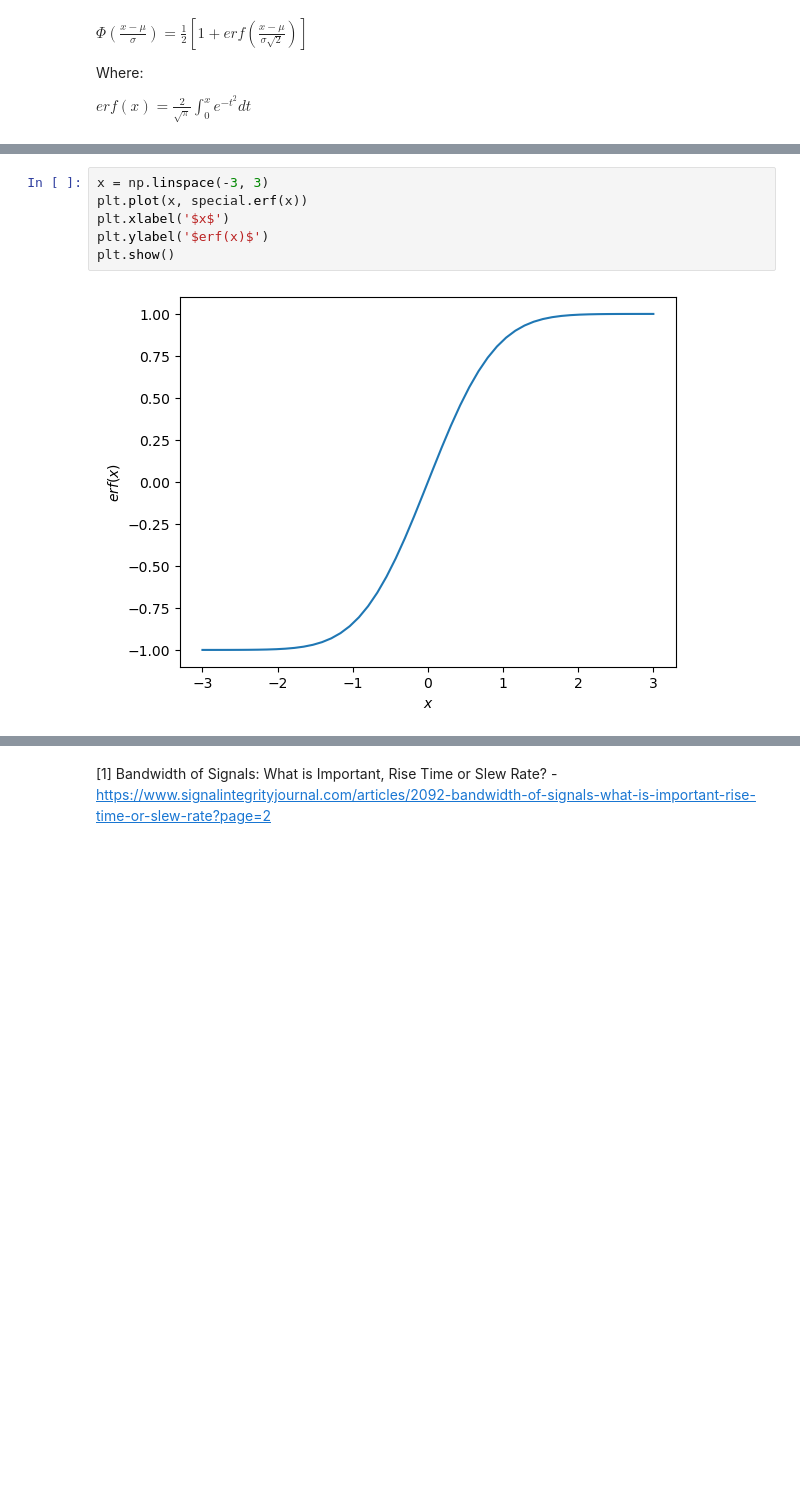
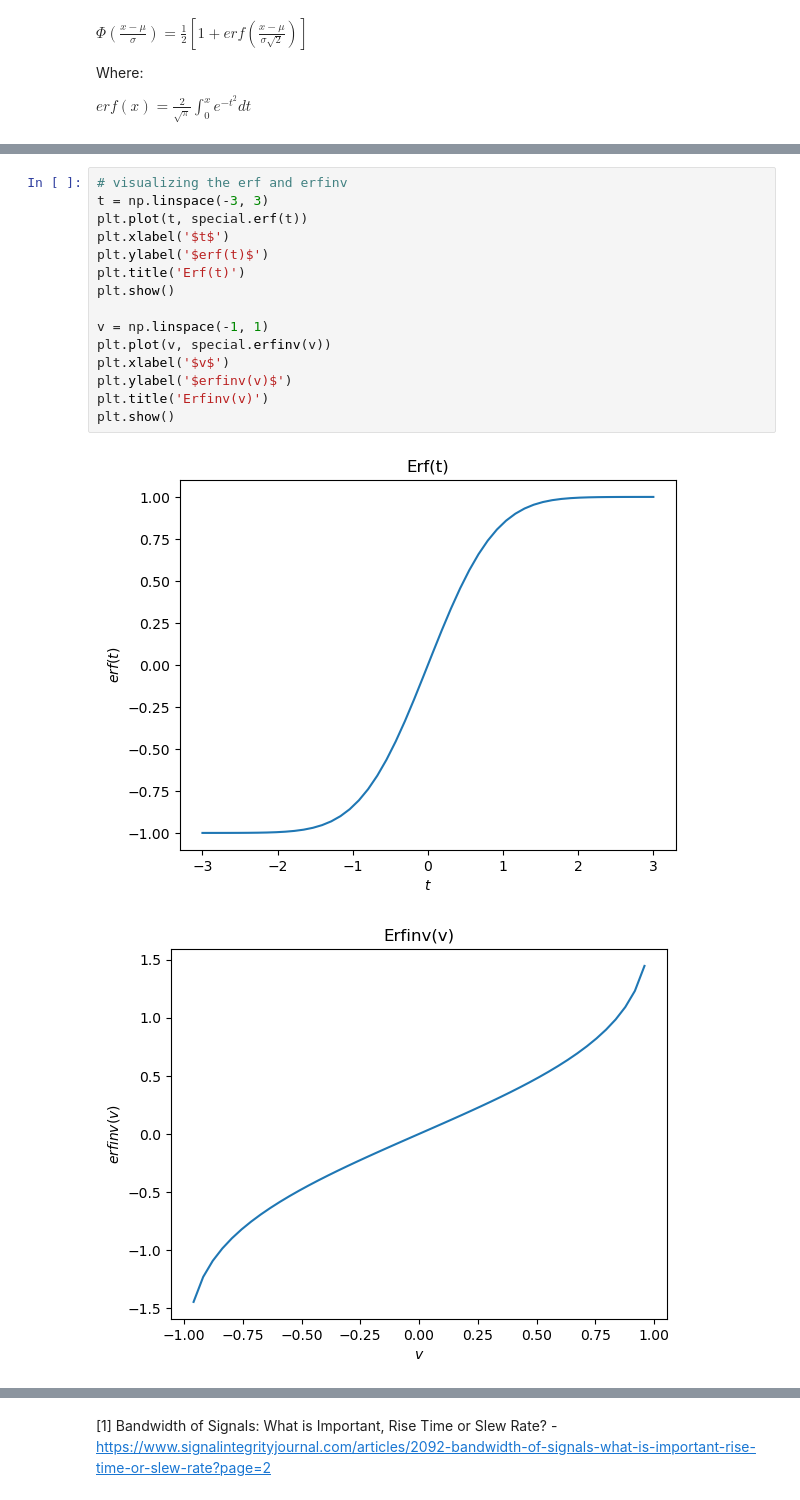
Before and after one commit to krgouveia/pulse_analysis, a Jupyter notebook: pulse analysis.ipynb, the cells around one changed output, grey strips where cells are left out. Cells and saved outputs as stored; diff of their text form; blank space fills up the shorter version.

```diff
--- a/pulse analysis.ipynb
+++ b/pulse analysis.ipynb
@@ -17,8 +19,18 @@ import numpy as np
 # %%
-x = np.linspace(-3, 3)
-plt.plot(x, special.erf(x))
-plt.xlabel('$x$')
-plt.ylabel('$erf(x)$')
+# visualizing the erf and erfinv
+t = np.linspace(-3, 3)
+plt.plot(t, special.erf(t))
+plt.xlabel('$t$')
+plt.ylabel('$erf(t)$')
+plt.title('Erf(t)')
 plt.show()
+
+v = np.linspace(-1, 1)
+plt.plot(v, special.erfinv(v))
+plt.xlabel('$v$')
+plt.ylabel('$erfinv(v)$')
+plt.title('Erfinv(v)')
+plt.show()
 # %% [output]
-[figure, old version]
+[figure, new version]
+[figure, added]
```
Also changed, not shown: parts of 17 cells of this notebook.
